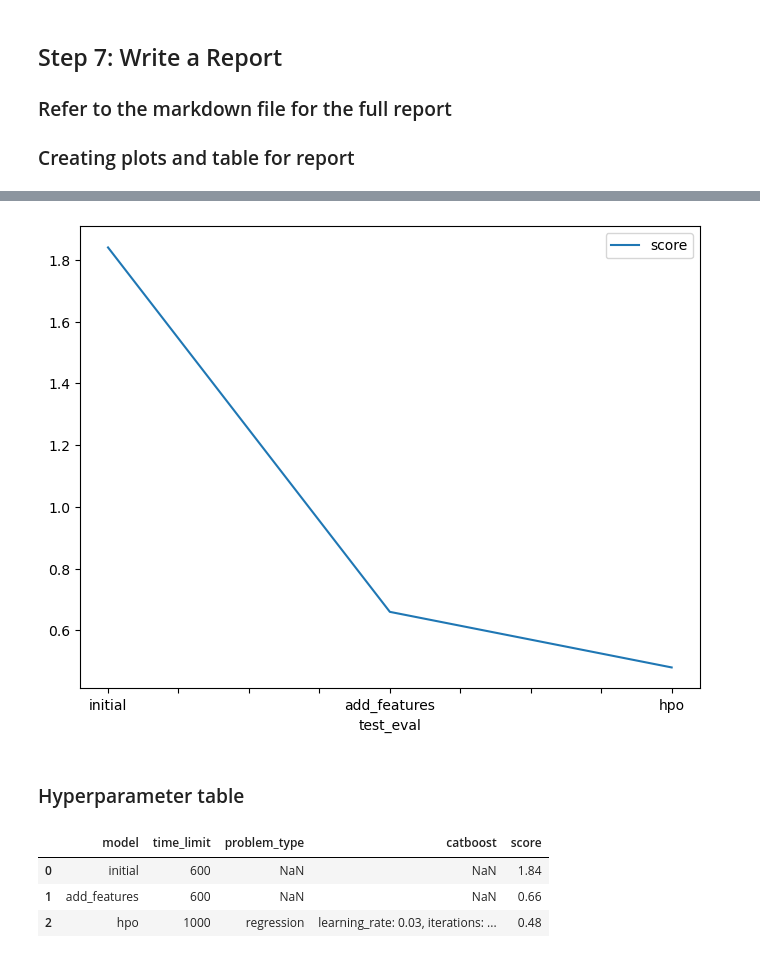
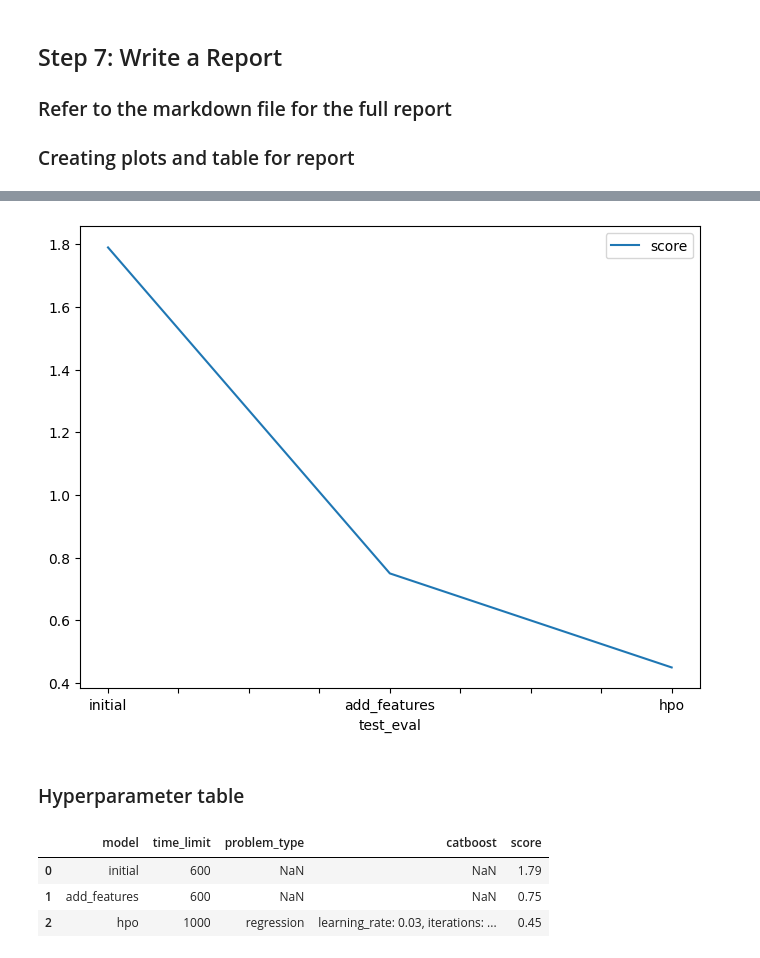
Before and after one commit to sschuhmi/cd0385-PredictBikeShares, a Jupyter notebook: project/project-template.ipynb, the cells around one changed output, grey strips where cells are left out. Cells and saved outputs as stored; diff of their text form; code cells hidden in the pictures.

```diff
--- a/project/project-template.ipynb
+++ b/project/project-template.ipynb
@@ -699,14 +720,14 @@ fig.savefig('model_train_score.png')
 # %%
 # Take the 3 kaggle scores and creating a line plot to show improvement
 fig = pd.DataFrame(
     {
         "test_eval": ["initial", "add_features", "hpo"],
-        "score": [1.84, 0.66, 0.48]
+        "score": [1.79, 0.75, 0.45]
     }
 ).plot(x="test_eval", y="score", figsize=(8, 6)).get_figure()
 fig.savefig('model_test_score.png')
 # %% [output]
-[figure, old version]
+[figure, new version]
 # %% [markdown]
 ### Hyperparameter table
 # %%
@@ -718,13 +739,13 @@ pd.DataFrame({
     "time_limit": [600, 600, 1000],
     "problem_type": [np.nan, np.nan, "regression"],
     "catboost": [np.nan, np.nan, "learning_rate: 0.03, iterations: 15, l2_leaf_reg: 0.125"],
-    "score": [1.84, 0.66, 0.48]
+    "score": [1.79, 0.75, 0.45]
 })
 # %% [output]
 |  | model | time_limit | problem_type | catboost | score |
-| 0 | initial | 600 | NaN | NaN | 1.84 |
-| 1 | add_features | 600 | NaN | NaN | 0.66 |
-| 2 | hpo | 1000 | regression | learning_rate: 0.03, iterations: ... | 0.48 |
+| 0 | initial | 600 | NaN | NaN | 1.79 |
+| 1 | add_features | 600 | NaN | NaN | 0.75 |
+| 2 | hpo | 1000 | regression | learning_rate: 0.03, iterations: ... | 0.45 |
 # %%
 train.corr()
 # %% [output]
```
Also changed, not shown: parts of 37 cells of this notebook, 9 other files.
